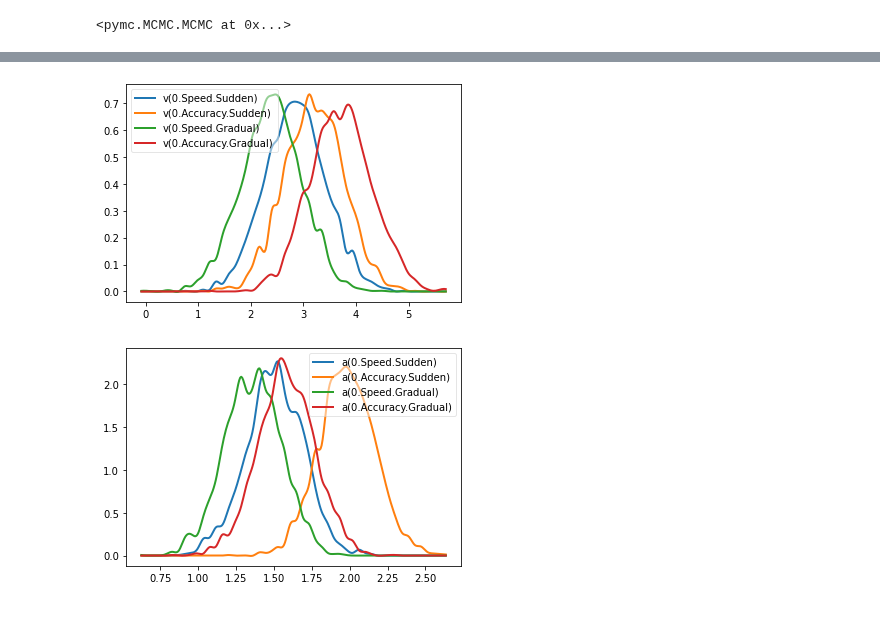
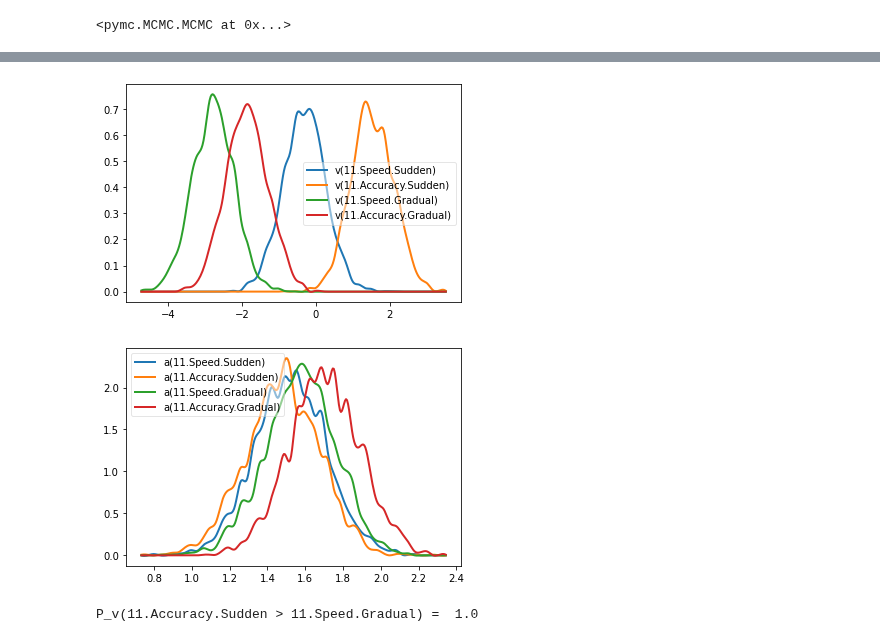
Before and after one commit to tejas-savalia/Lab-Codes, a Jupyter notebook: Psychtoolbox/Visuomotor_Adaptation_Tablet/python_scripts/HDDM.ipynb, the cells around one changed output, grey strips where cells are left out. Cells and saved outputs as stored; diff of their text form; code cells hidden in the pictures.

```diff
--- a/Psychtoolbox/Visuomotor_Adaptation_Tablet/python_scripts/HDDM.ipynb
+++ b/Psychtoolbox/Visuomotor_Adaptation_Tablet/python_scripts/HDDM.ipynb
@@ -35,4 +35,4 @@ m.sample(5000, burn = 1000, dbname='traces_1.db', db = 'pickle')
  [-----------------100%-----------------] 5001 of 5000 complete in 18328.7 sec
 <pymc.MCMC.MCMC at 0x...>
 # %%
-m.save('hddm_1')
+m = hddm.load('hddm_1')
@@ -59,9 +39,13 @@ list(m.nodes_db.node)
 # %%
-block = 0
+block = 11
 vblock = m.nodes_db.node[['v('+str(block)+'.Speed.Sudden)', 'v('+str(block)+'.Accuracy.Sudden)', 'v('+str(block)+'.Speed.Gradual)', 'v('+str(block)+'.Accuracy.Gradual)']]
 ablock = m.nodes_db.node[['a('+str(block)+'.Speed.Sudden)', 'a('+str(block)+'.Accuracy.Sudden)', 'a('+str(block)+'.Speed.Gradual)', 'a('+str(block)+'.Accuracy.Gradual)']]
 hddm.analyze.plot_posterior_nodes(vblock),
 hddm.analyze.plot_posterior_nodes(ablock)
 # %% [output]
-[figure, old version]
+[figure, new version]
-[figure, old version]
+[figure, new version]
+# %%
+print("P_v(11.Accuracy.Sudden > 11.Speed.Gradual) = ", (vblock[1].trace() > vblock[3].trace()).mean())
+# %% [output]
+P_v(11.Accuracy.Sudden > 11.Speed.Gradual) =  1.0
```
Also changed, not shown: parts of 1 cell of this notebook, 2 other files.
